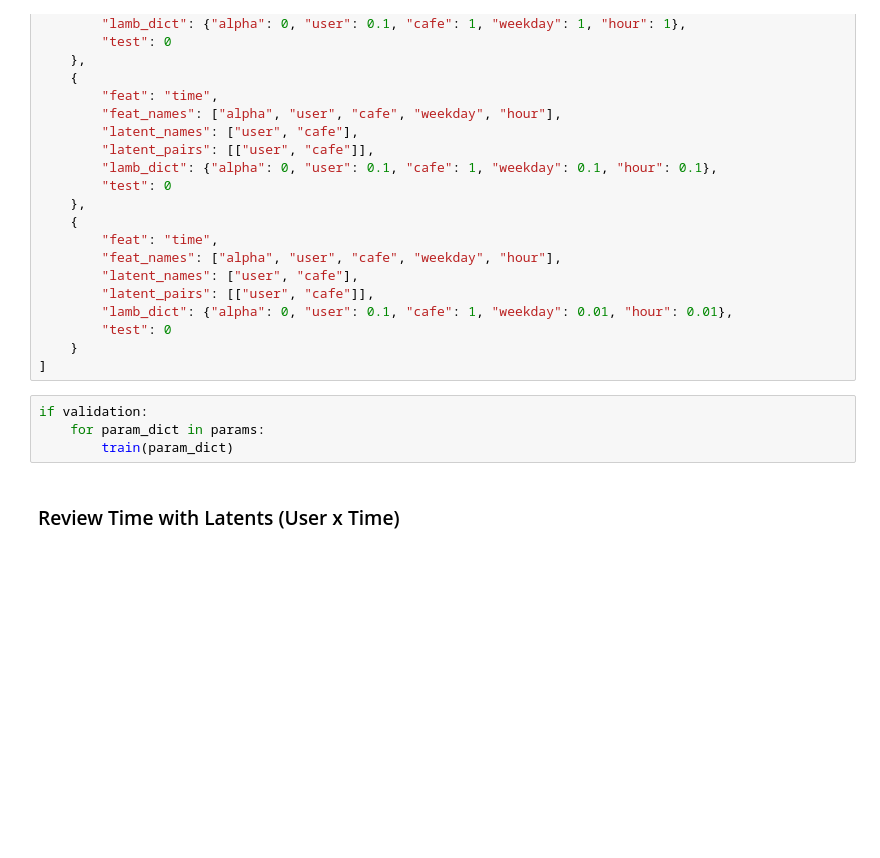
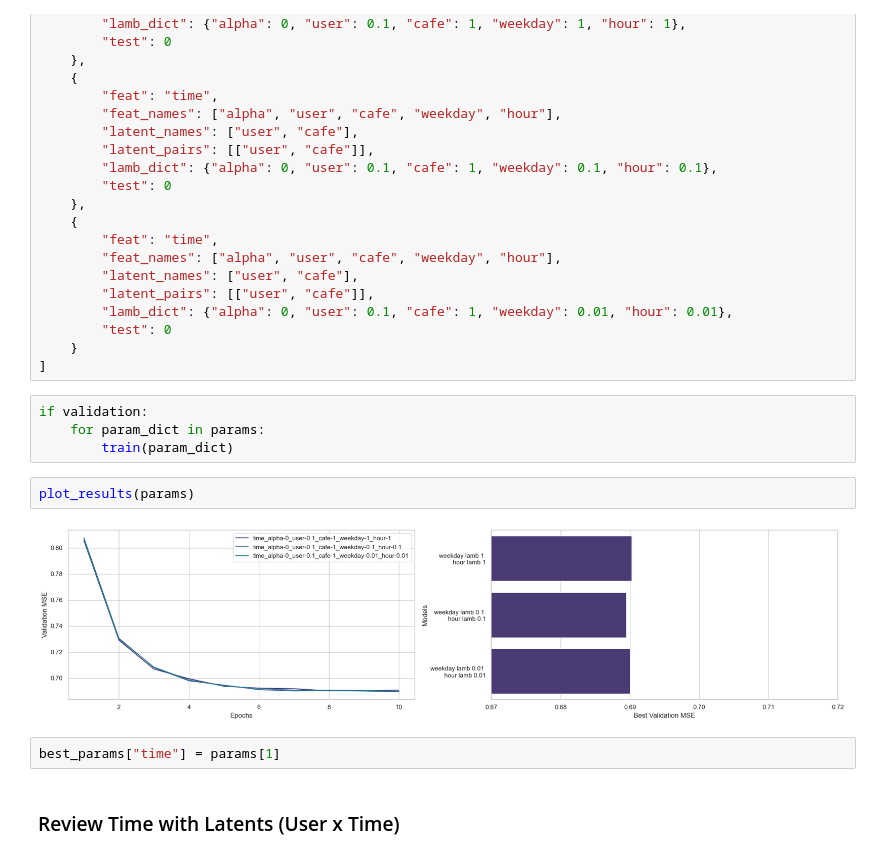
Before and after one commit to edunmire/CSE158-Assignment-2, a Jupyter notebook: submission/assignment2.ipynb, the cells around one changed output. Saved outputs shown, nothing was run; the diff lists cells and outputs as text; blank space fills up the shorter version.

```diff
--- a/submission/assignment2.ipynb
+++ b/submission/assignment2.ipynb
@@ -961,6 +1042,12 @@ params = [
 if validation:
     for param_dict in params:
         train(param_dict)
+# %%
+plot_results(params)
+# %% [output]
+[figure, added]
+# %%
+best_params["time"] = params[1]
 # %% [markdown]
 ### Review Time with Latents (User x Time)
 # %%
```
Also changed, not shown: parts of 54 cells of this notebook, 15 other files.
